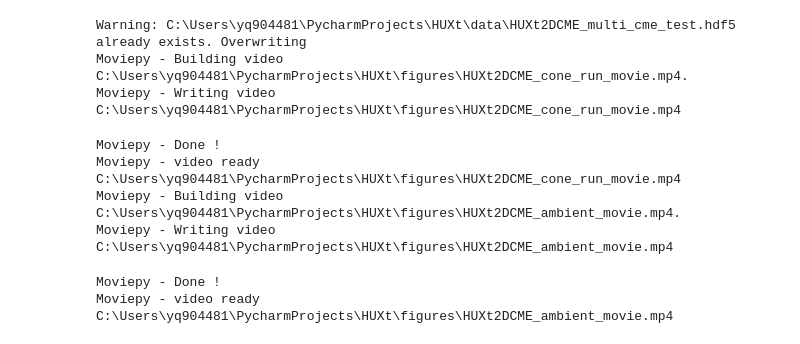
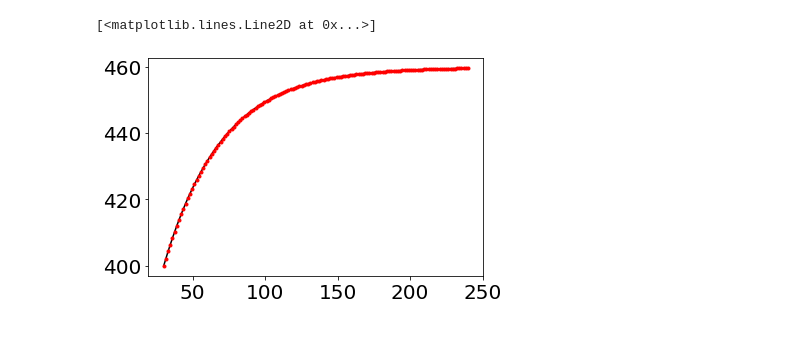
Before and after one commit to University-of-Reading-Space-Science/HUXt, a Jupyter notebook: code/HUXt_example.ipynb, the cells around one changed output. Cells and saved outputs as stored; diff of their text form; code cells hidden in the pictures.

```diff
--- a/code/HUXt_example.ipynb
+++ b/code/HUXt_example.ipynb
@@ -4,6 +4,23 @@ import matplotlib.pyplot as plt
 import HUXt as H
 import astropy.units as u
 %matplotlib inline
+# %%
+v_boundary = np.ones(128) * 400 * u.km/u.s
+# Get a list of different CMEs to include in the model.
+daysec = 86400
+cme1 = H.ConeCME(t_launch=0.5*daysec, longitude=0, width=40, v=700, thickness=10)
+cme_list = [cme1]
+
+# Set up HUXt to run a simulation for 5 days, and output model data every 4 timesteps (about 35min)
+cone_model = H.HUXt2DCME(simtime=0.5, dt_scale=4)
+cone_model.solve_cone_cme(v_boundary, cme_list, save=False)
+# %%
+fig, ax = plt.subplots()
+ax.plot(cone_model.r.value, cone_model.v_grid_amb[0,:,0], 'k-')
+ax.plot(cone_model.r.value, cone_model.v_grid_amb[0,:,10], 'r.')
+# %% [output]
+[<matplotlib.lines.Line2D at 0x...>]
+[figure, added]
 # %%
 # Create a the inner boundary solar wind condition (this must be 128 in size)
 v_boundary = np.ones(128) * 400 * u.km/u.s
@@ -14,27 +31,16 @@ v_boundary[60:80] = v_boundary[60:80] * 2.0
 # Get a list of different CMEs to include in the model.
 daysec = 86400
 cme1 = H.ConeCME(t_launch=0.5*daysec, longitude=0, width=40, v=700, thickness=10)
-cme2 = H.ConeCME(t_launch=daysec, longitude=90, width=40, v=1000, thickness=20)
-cme_list = [cme1, cme2]
+cme_list = [cme1]
 
 # Set up HUXt to run a simulation for 5 days, and output model data every 4 timesteps (about 35min)
-cone_model = H.HUXt2DCME(simtime=5, dt_scale=4)
+cone_model = H.HUXt2DCME(simtime=27, dt_scale=30)
 # Run the model, with a tag to go on output filename
-tag = "multi_cme_test"
-cone_model.solve_cone_cme(v_boundary, cme_list, save=True, tag=tag)
+tag = "accel_test"
+cone_model.solve_cone_cme(v_boundary, cme_list, save=False, tag=tag)
 # Make an MP4 of the solution with CME
-tag = "cone_run"
-cone_model.animate('cme', tag)
+#tag = "cone_run"
+#cone_model.animate('cme', tag)
 # Make an MP4 of the solution of ambient wind
-tag = 'ambient'
-cone_model.animate('ambient', tag)
+#tag = 'ambient'
+#cone_model.animate('ambient', tag)
-# %% [output]
-Warning: C:\Users\yq904481\PycharmProjects\HUXt\data\HUXt2DCME_multi_cme_test.hdf5 already exists. Overwriting
-Moviepy - Building video C:\Users\yq904481\PycharmProjects\HUXt\figures\HUXt2DCME_cone_run_movie.mp4.
-Moviepy - Writing video C:\Users\yq904481\PycharmProjects\HUXt\figures\HUXt2DCME_cone_run_movie.mp4
-Moviepy - Done !
-Moviepy - video ready C:\Users\yq904481\PycharmProjects\HUXt\figures\HUXt2DCME_cone_run_movie.mp4
-Moviepy - Building video C:\Users\yq904481\PycharmProjects\HUXt\figures\HUXt2DCME_ambient_movie.mp4.
-Moviepy - Writing video C:\Users\yq904481\PycharmProjects\HUXt\figures\HUXt2DCME_ambient_movie.mp4
-Moviepy - Done !
-Moviepy - video ready C:\Users\yq904481\PycharmProjects\HUXt\figures\HUXt2DCME_ambient_movie.mp4
```
Also changed, not shown: parts of 7 cells of this notebook, 1 other file.
